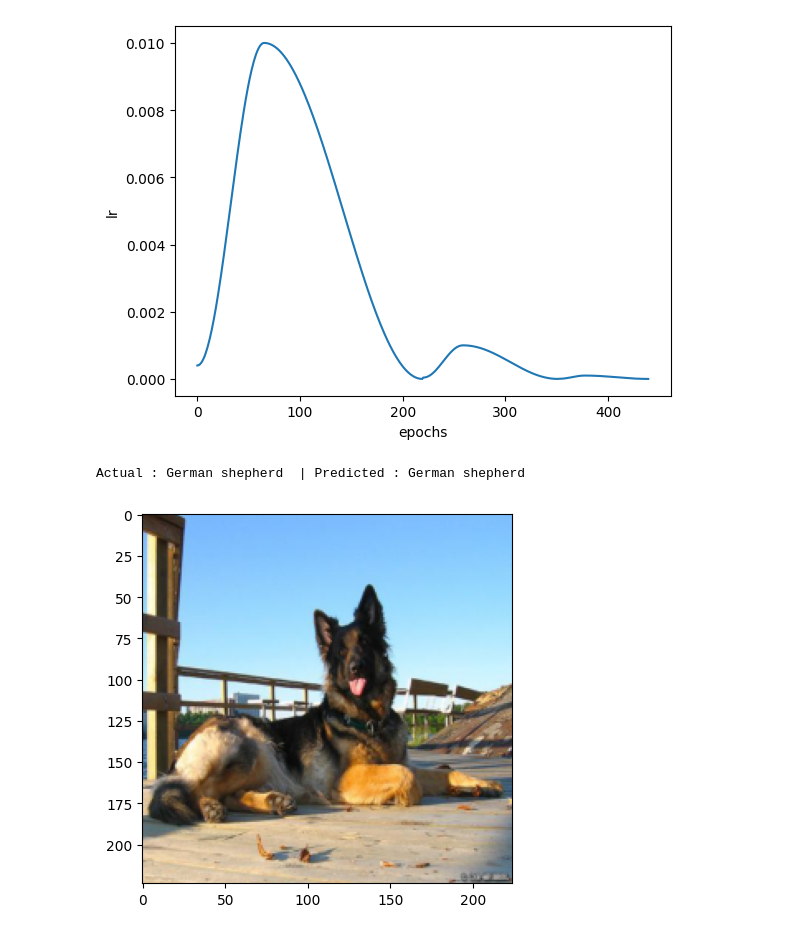
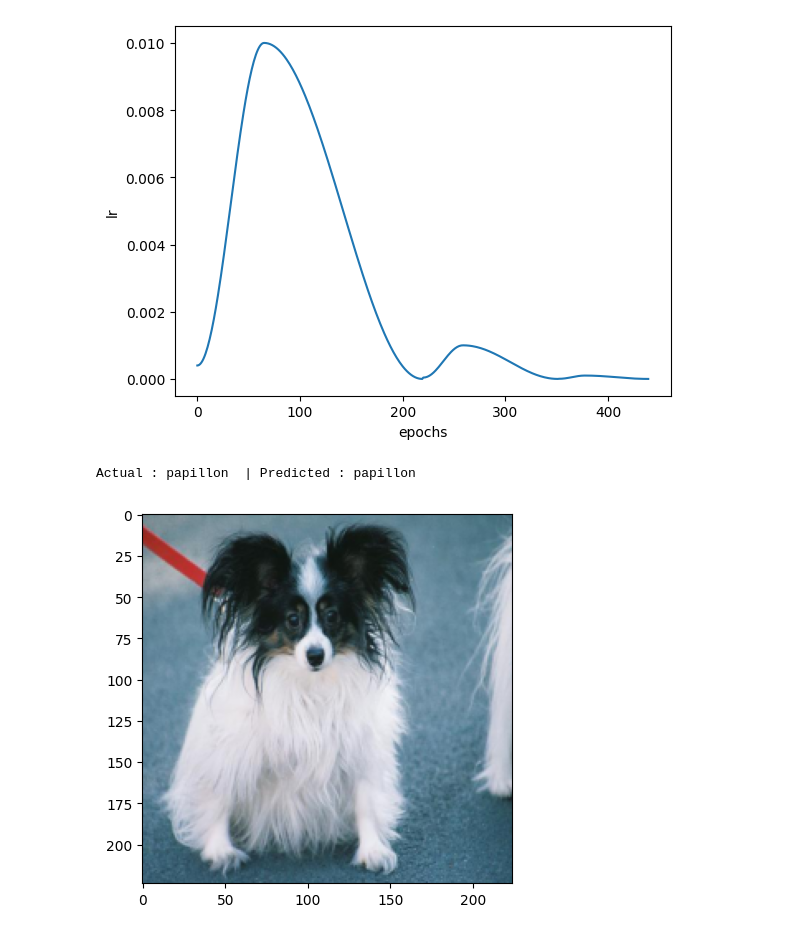
Before and after one commit to a945120/ColabforAI, a Jupyter notebook: Dogsbreeds.ipynb, the cells around one changed output. Cells and saved outputs as stored; diff of their text form; code cells hidden in the pictures.

```diff
--- a/Dogsbreeds.ipynb
+++ b/Dogsbreeds.ipynb
@@ -79,7 +79,7 @@ print(len(train_ds), len(val_ds), len(test_ds))
 # %% [output]
 2795 349 350
 # %%
-img, label = train_ds[6]
+img, label = train_ds[10]
 print(dataset.classes[label])
 plt.imshow(img)
 print(type(img))
@@ -127,7 +127,7 @@ train_dataset = DogBreedDataset(train_ds, train_transform)
 val_dataset = DogBreedDataset(val_ds, val_transform)
 test_dataset = DogBreedDataset(test_ds, test_transform)
 # %%
-img, label = train_dataset[6]
+img, label = train_dataset[10]
 print(label)
 plt.imshow(img.permute(1,2,0))
 print(img.shape)
@@ -482,8 +483,8 @@ def predict_single(img, label):
     plt.imshow(img.permute(1,2,0))
     plt.show()
 # %%
-predict_single(*test_dataset[6])
+predict_single(*test_dataset[5])
 # %% [output]
-Actual : German shepherd  | Predicted : German shepherd
+Actual : papillon  | Predicted : papillon
-[figure, old version]
+[figure, new version]
 # %%
```
Also changed, not shown: parts of 14 cells of this notebook.
